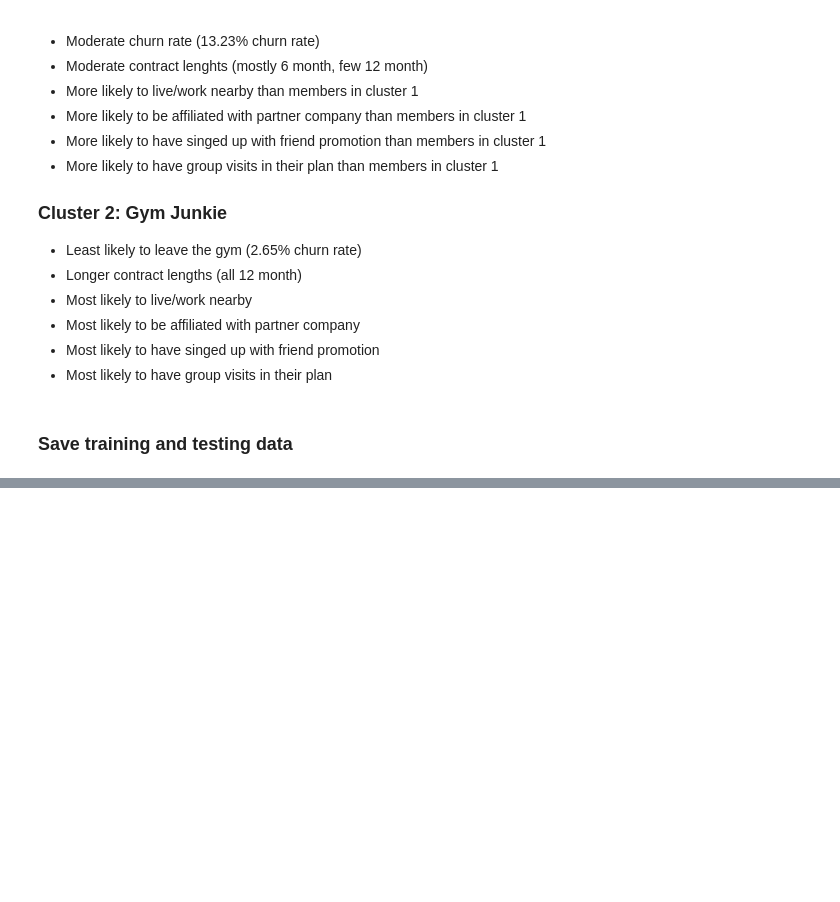
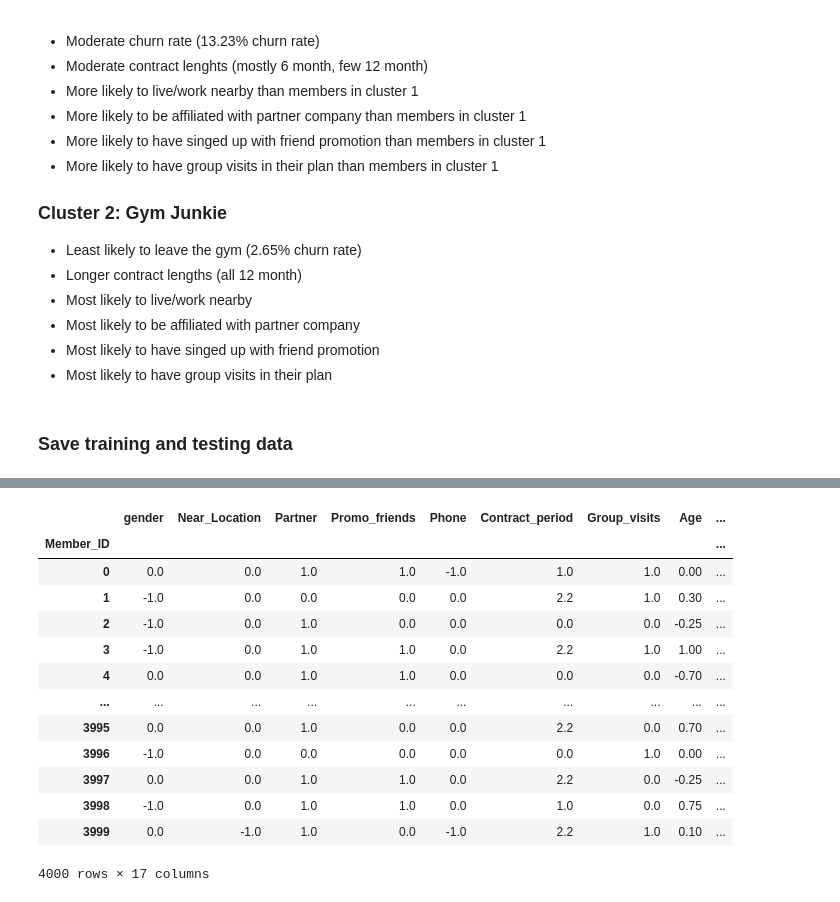
Before and after one commit to kennethwirjadisastra/customer_churn, a Jupyter notebook: gym_churn_clustering.ipynb, the cells around one changed output, grey strips where cells are left out. Cells and saved outputs as stored; diff of their text form; code cells hidden in the pictures; blank space fills up the shorter version.

```diff
--- a/gym_churn_clustering.ipynb
+++ b/gym_churn_clustering.ipynb
@@ -397,0 +404,6 @@ By creating clusters, we were able to segment the customerbase by their behavior
+# %%
+soft_clusters = pd.concat([X_train_soft_clusters,
+                           X_test_soft_clusters])[[f'cluster_{i}_prob' for i in range(n_clusters)]]
+
+soft_clusters.sort_index(inplace=True)
+soft_clusters
@@ -398,3 +448,21 @@ By creating clusters, we were able to segment the customerbase by their behavior
 # %%
-train_data = pd.concat([X_train_soft_clusters, y_train], axis=1)
-train_data.to_csv('data/train_data.csv', index=True)
+gym_data_preprocessed = pd.concat([X_preprocessed,
+                                   soft_clusters,
+                                   df['Churn']], axis=1)
+gym_data_preprocessed.to_csv('data/gym_data_preprocessed.csv', index=True)
+gym_data_preprocessed
+# %% [output]
+|  | gender | Near_Location | Partner | Promo_friends | Phone | Contract_period | Group_visits | Age | ... |
+| Member_ID |  |  |  |  |  |  |  |  | ... |
+| 0 | 0.0 | 0.0 | 1.0 | 1.0 | -1.0 | 1.0 | 1.0 | 0.00 | ... |
+| 1 | -1.0 | 0.0 | 0.0 | 0.0 | 0.0 | 2.2 | 1.0 | 0.30 | ... |
+| 2 | -1.0 | 0.0 | 1.0 | 0.0 | 0.0 | 0.0 | 0.0 | -0.25 | ... |
+| 3 | -1.0 | 0.0 | 1.0 | 1.0 | 0.0 | 2.2 | 1.0 | 1.00 | ... |
+| 4 | 0.0 | 0.0 | 1.0 | 1.0 | 0.0 | 0.0 | 0.0 | -0.70 | ... |
+| ... | ... | ... | ... | ... | ... | ... | ... | ... | ... |
+| 3995 | 0.0 | 0.0 | 1.0 | 0.0 | 0.0 | 2.2 | 0.0 | 0.70 | ... |
+| 3996 | -1.0 | 0.0 | 0.0 | 0.0 | 0.0 | 0.0 | 1.0 | 0.00 | ... |
+| 3997 | 0.0 | 0.0 | 1.0 | 1.0 | 0.0 | 2.2 | 0.0 | -0.25 | ... |
+| 3998 | -1.0 | 0.0 | 1.0 | 1.0 | 0.0 | 1.0 | 0.0 | 0.75 | ... |
+| 3999 | 0.0 | -1.0 | 1.0 | 0.0 | -1.0 | 2.2 | 1.0 | 0.10 | ... |
+4000 rows × 17 columns
```
Also changed, not shown: parts of 11 cells of this notebook, 3 other files.
